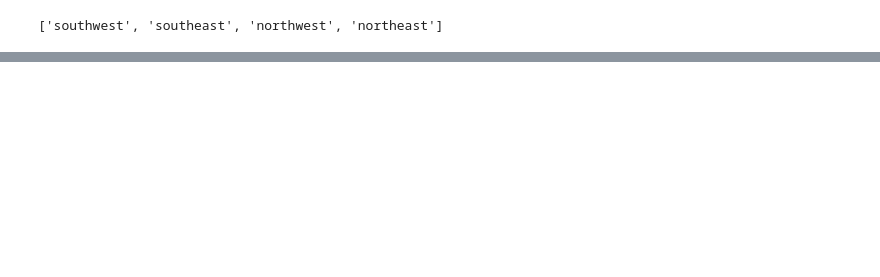
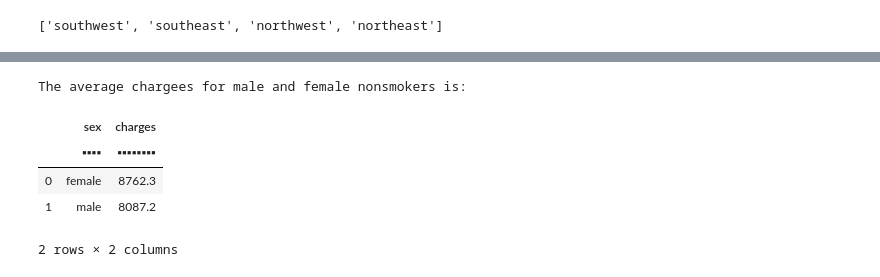
Before and after one commit to lethalbacon365/us-medical-insurance, a Jupyter notebook: us-medical-insurance-costs.ipynb, the cells around one changed output, grey strips where cells are left out. Cells and saved outputs as stored; diff of their text form; code cells hidden in the pictures; blank space fills up the shorter version.

```diff
--- a/us-medical-insurance-costs.ipynb
+++ b/us-medical-insurance-costs.ipynb
@@ -147,0 +216,19 @@ patient_info.average_charges()
+# %%
+# method for calculating average charge for nonmokers
+import functools
+import operator
+
+print('The average chargees for male and female nonsmokers is:')
+
+# filter datatable to nonsmokers and calculate average charges
+patient_nonsmoker = ['no']
+filter1 = functools.reduce(operator.or_, (f.smoker == i for i in patient_nonsmoker))
+nonsmoker = df[filter1, :]
+nonsmoker[:, dt.mean(f.charges), dt.by(f.sex)]
+# %% [output]
+The average chargees for male and female nonsmokers is:
+|  | sex | charges |
+|  | ▪▪▪▪ | ▪▪▪▪▪▪▪▪ |
+| 0 | female | 8762.3 |
+| 1 | male | 8087.2 |
+2 rows × 2 columns
```
Also changed, not shown: parts of 13 cells of this notebook.
